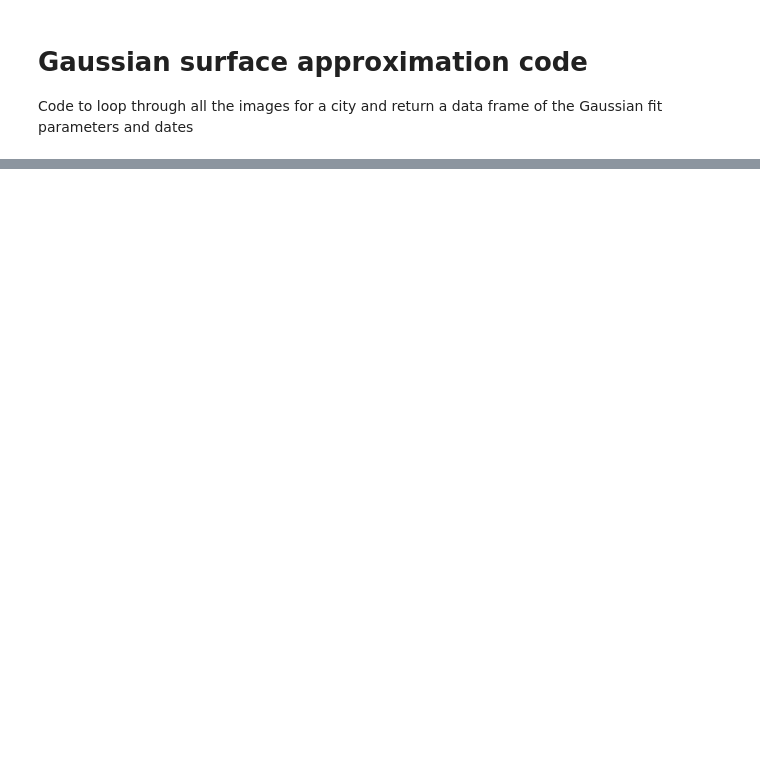
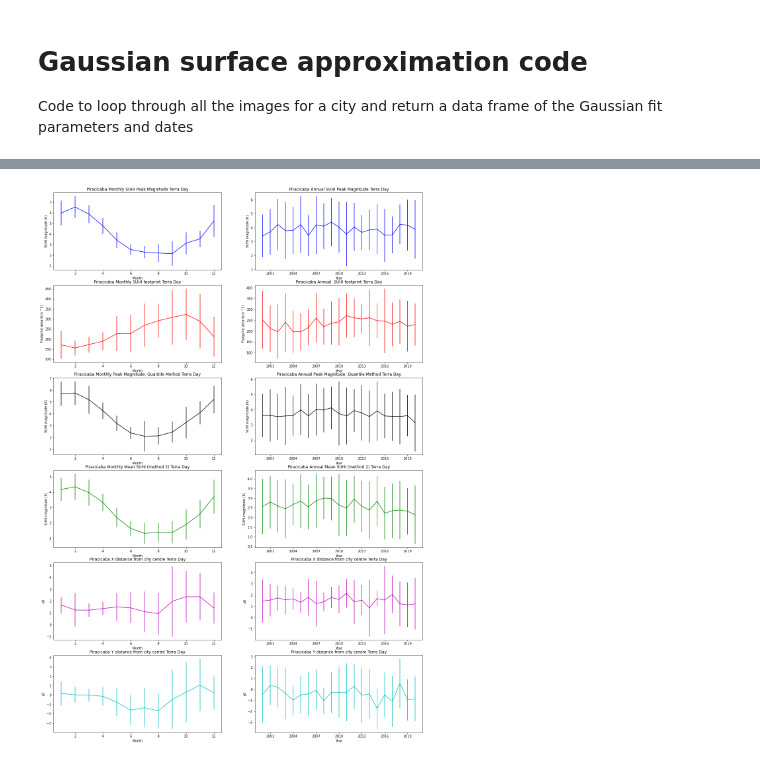
Before and after one commit to SarahBerk-github/MODIS_Gaussian, a Jupyter notebook: GSA_LOOP_CODE.ipynb, the cells around one changed output, grey strips where cells are left out. Drawn from its saved outputs; the diff is of its cells as text; code cells hidden in the pictures; blank space fills up the shorter version.

```diff
--- a/GSA_LOOP_CODE.ipynb
+++ b/GSA_LOOP_CODE.ipynb
@@ -981,0 +1273,74 @@ parameters_night_df_qu
+# %%
+#create plots with std dev bars
+fig, axes = plt.subplots(nrows = 6,ncols = 2, figsize=(20, 30))
+
+if satellite_name == 'Terra':
+    year_span = range(2000,2021)
+else:
+    year_span = range(2002,2021)
+
+axes[0,0].errorbar(x = range(1,13), y = monthly_averages.day_a0, yerr = monthly_std_dev.day_a0, color = 'b')
+axes[0,0].set_title('{} Monthly SUHI Peak Magnitude {} Day'.format(City_name, satellite_name))
+axes[0,0].set(xlabel = 'Month', ylabel = 'SUHI magnitude (K)')
+
+axes[0,1].errorbar(x = year_span, y = yearly_averages.day_a0, yerr = yearly_std_dev.day_a0, color = 'b')
+axes[0,1].set_title('{} Annual SUHI Peak Magnitude {} Day'.format(City_name, satellite_name))
+axes[0,1].set(xlabel = 'Year', ylabel = 'SUHI magnitude (K)')
+
+axes[1,0].errorbar(x = range(1,13), y = monthly_averages.footprint_area, yerr = monthly_std_dev.footprint_area, color = 'r')
+axes[1,0].set_title('{} Monthly SUHI footprint {} Day'.format(City_name, satellite_name))
+axes[1,0].set(xlabel = 'Month', ylabel = 'Footprint area (km ^2)')
+
+axes[1,1].errorbar(x = year_span, y = yearly_averages.footprint_area, yerr = yearly_std_dev.footprint_area, color = 'r')
+axes[1,1].set_title('{} Annual  SUHI footprint {} Day'.format(City_name, satellite_name))
+axes[1,1].set(xlabel = 'Year', ylabel = 'Footprint area (km ^2)')
+
+axes[2,0].errorbar(x = range(1,13), y = monthly_averages.quantile_a0, yerr = monthly_std_dev.quantile_a0, color = 'k')
+axes[2,0].set_title('{} Monthly Peak Magnitude: Quantile Method {} Day'.format(City_name, satellite_name))
+axes[2,0].set(xlabel = 'Month', ylabel = 'SUHI magnitude (K)')
+
+axes[2,1].errorbar(x = year_span, y = yearly_averages.quantile_a0, yerr = yearly_std_dev.quantile_a0, color = 'k')
+axes[2,1].set_title('{} Annual Peak Magnitude: Quantile Method {} Day'.format(City_name, satellite_name))
+axes[2,1].set(xlabel = 'Year', ylabel = 'SUHI magnitude (K)')
+
+axes[3,0].errorbar(x = range(1,13), y = monthly_averages.method_2_SUHI, yerr = monthly_std_dev.method_2_SUHI, color = 'g')
+axes[3,0].set_title('{} Monthly Mean SUHI (method 2) {} Day'.format(City_name, satellite_name))
+axes[3,0].set(xlabel = 'Month', ylabel = 'SUHI magnitude (K)')
+
+axes[3,1].errorbar(x = year_span, y = yearly_averages.method_2_SUHI, yerr = yearly_std_dev.method_2_SUHI, color = 'g')
+axes[3,1].set_title('{} Annual Mean SUHI (method 2) {} Day'.format(City_name, satellite_name))
+axes[3,1].set(xlabel = 'Year', ylabel = 'SUHI magnitude (K)')
+
+axes[4,0].errorbar(x = range(1,13), y = monthly_averages.day_x0, yerr = monthly_std_dev.day_x0, color = 'm')
+axes[4,0].set_title('{} X distance from city centre {} Day'.format(City_name, satellite_name))
+axes[4,0].set(xlabel = 'Month', ylabel = 'x0')
+
+axes[4,1].errorbar(x = year_span, y = yearly_averages.day_x0, yerr = yearly_std_dev.day_x0, color = 'm')
+axes[4,1].set_title('{} X distance from city centre {} Day'.format(City_name, satellite_name))
+axes[4,1].set(xlabel = 'Year', ylabel = 'x0')
+
+axes[5,0].errorbar(x = range(1,13), y = monthly_averages.day_y0, yerr = monthly_std_dev.day_y0, color = 'c')
+axes[5,0].set_title('{} Y distance from city centre {} Day'.format(City_name, satellite_name))
+axes[5,0].set(xlabel = 'Month', ylabel = 'y0')
+
+axes[5,1].errorbar(x = year_span, y = yearly_averages.day_y0, yerr = yearly_std_dev.day_y0, color = 'c')
+axes[5,1].set_title('{} Y distance from city centre {} Day'.format(City_name, satellite_name))
+axes[5,1].set(xlabel = 'Year', ylabel = 'y0')
+
+xa = axes[0,1].get_xaxis()
+xa.set_major_locator(MaxNLocator(integer=True)) #make sure the y axis sticks to integers as is by year
+xa = axes[1,1].get_xaxis()
+xa.set_major_locator(MaxNLocator(integer=True))
+xa = axes[2,1].get_xaxis()
+xa.set_major_locator(MaxNLocator(integer=True))
+xa = axes[3,1].get_xaxis()
+xa.set_major_locator(MaxNLocator(integer=True))
+xa = axes[4,1].get_xaxis()
+xa.set_major_locator(MaxNLocator(integer=True))
+xa = axes[5,1].get_xaxis()
+xa.set_major_locator(MaxNLocator(integer=True))
+
+#save the plot as a png
+plt.savefig('SUHI_trend_{}_{}_day_error_bars.png'.format(City_name, satellite_name))
+# %% [output]
+[figure, added]
```
Also changed, not shown: parts of 34 cells of this notebook.
